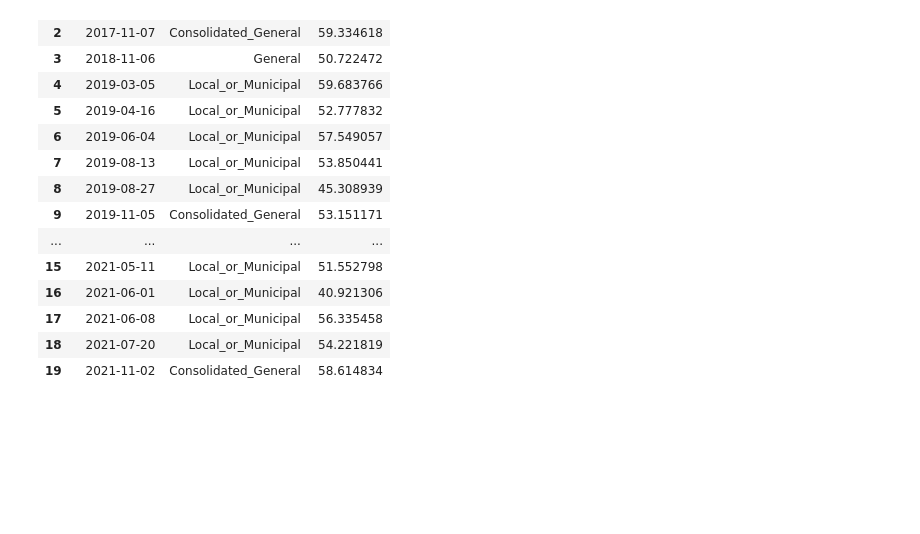
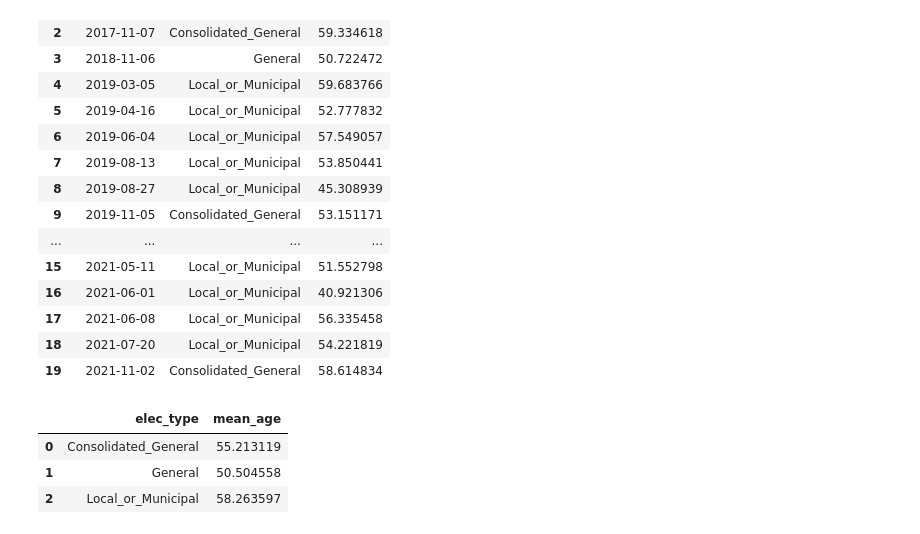
Before and after one commit to jnshzk/capstone, a Jupyter notebook: vis_age_per_election-type_ca.ipynb, the cells around one changed output. Saved outputs shown, nothing was run; the diff lists cells and outputs as text; code cells hidden in the pictures; blank space fills up the shorter version.

```diff
--- a/vis_age_per_election-type_ca.ipynb
+++ b/vis_age_per_election-type_ca.ipynb
@@ -172,6 +173,15 @@ age_df
 | 17 | 2021-06-08 | Local_or_Municipal | 56.335458 |
 | 18 | 2021-07-20 | Local_or_Municipal | 54.221819 |
 | 19 | 2021-11-02 | Consolidated_General | 58.614834 |
+# %%
+age_df_all = melt_age_df.groupby(['elec_type']).agg({'age_on_vote':'mean'}).reset_index()
+age_df_all.rename(columns = {'age_on_vote': 'mean_age'}, inplace = True)
+age_df_all
+# %% [output]
+|  | elec_type | mean_age |
+| 0 | Consolidated_General | 55.213119 |
+| 1 | General | 50.504558 |
+| 2 | Local_or_Municipal | 58.263597 |
 # %%
 # ploting the graph
 
```
Also changed, not shown: parts of 5 cells of this notebook.
